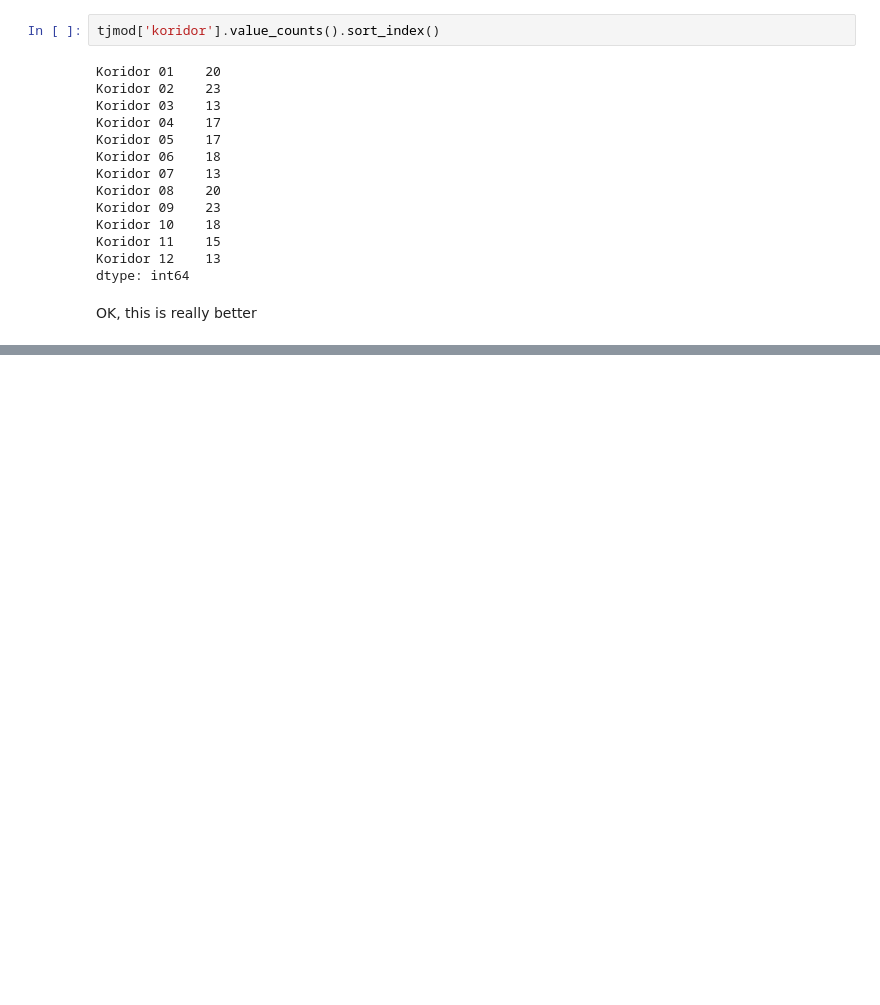
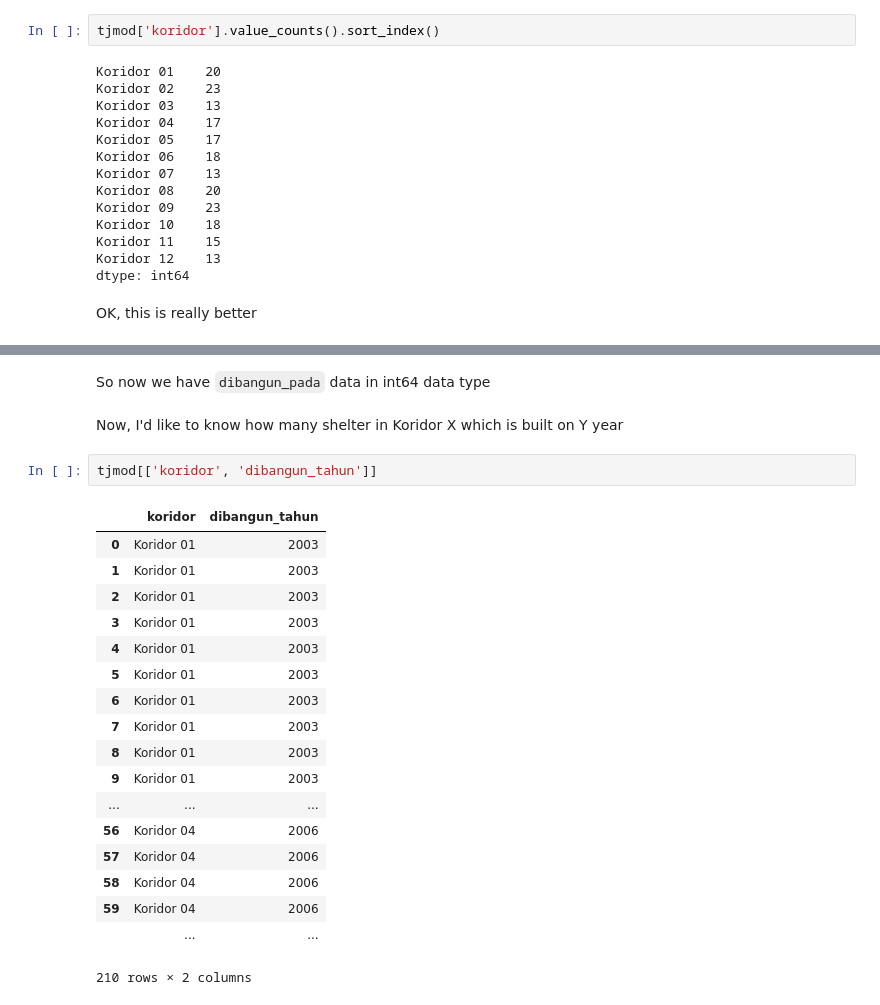
Before and after one commit to za/hackjak2015, a Jupyter notebook: transjakarta/transjakarta.ipynb, the cells around one changed output, grey strips where cells are left out. Drawn from its saved outputs; the diff is of its cells as text; blank space fills up the shorter version.

```diff
--- a/transjakarta/transjakarta.ipynb
+++ b/transjakarta/transjakarta.ipynb
@@ -132,0 +159,25 @@ OK, this is really better
+# %% [markdown]
+So now we have `dibangun_pada` data in int64 data type
+# %% [markdown]
+Now, I'd like to know how many shelter in Koridor X which is built on Y year
+# %%
+tjmod[['koridor', 'dibangun_tahun']]
+# %% [output]
+|  | koridor | dibangun_tahun |
+| 0 | Koridor 01 | 2003 |
+| 1 | Koridor 01 | 2003 |
+| 2 | Koridor 01 | 2003 |
+| 3 | Koridor 01 | 2003 |
+| 4 | Koridor 01 | 2003 |
+| 5 | Koridor 01 | 2003 |
+| 6 | Koridor 01 | 2003 |
+| 7 | Koridor 01 | 2003 |
+| 8 | Koridor 01 | 2003 |
+| 9 | Koridor 01 | 2003 |
+| ... | ... | ... |
+| 56 | Koridor 04 | 2006 |
+| 57 | Koridor 04 | 2006 |
+| 58 | Koridor 04 | 2006 |
+| 59 | Koridor 04 | 2006 |
+|  | ... | ... |
+210 rows × 2 columns
```
Also changed, not shown: parts of 19 cells of this notebook.
